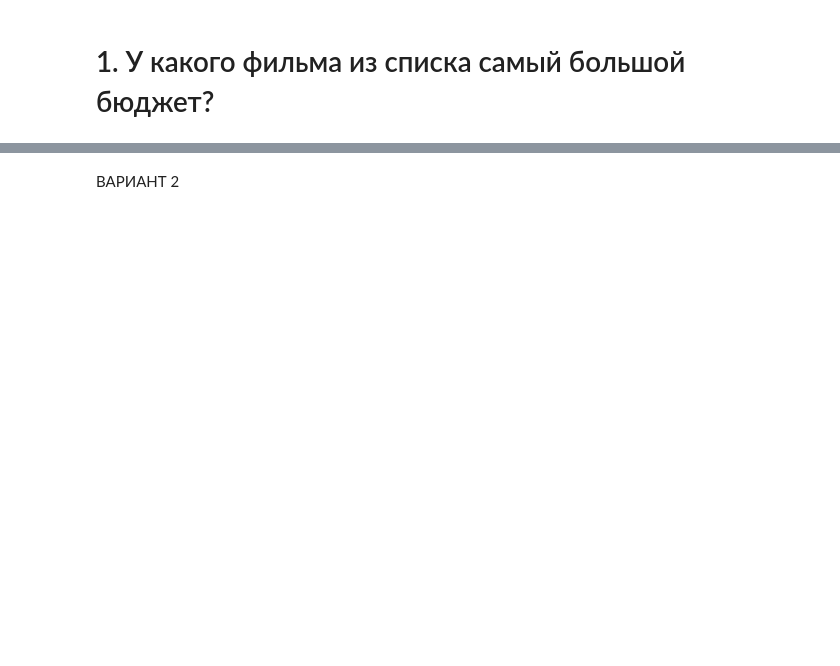
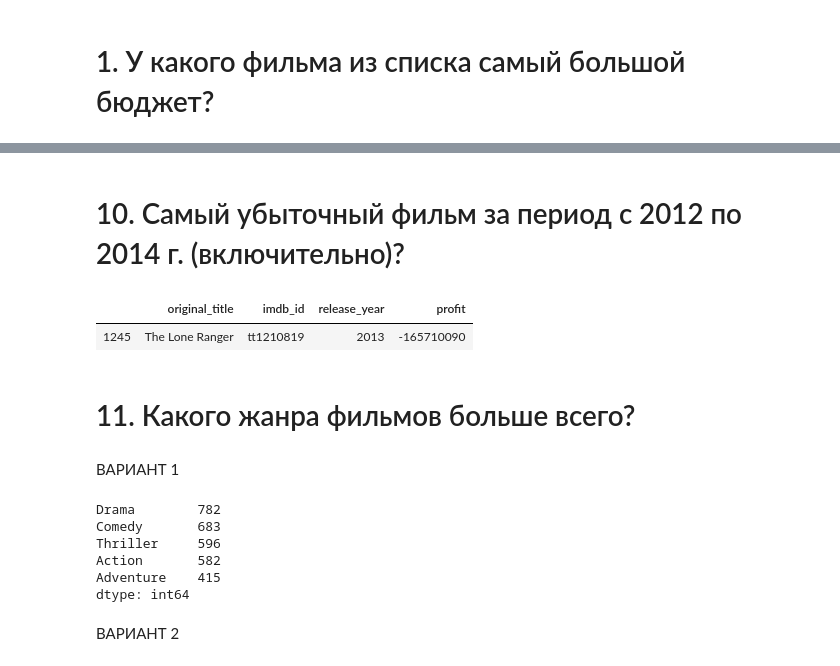
Before and after one commit to Ya-Andy/module_1, a Jupyter notebook: Movies_IMBD_v4.1_TEMPLATE.ipynb, the cells around one changed output, grey strips where cells are left out. Saved outputs shown, nothing was run; the diff lists cells and outputs as text; code cells hidden in the pictures; blank space fills up the shorter version.

```diff
--- a/Movies_IMBD_v4.1_TEMPLATE.ipynb
+++ b/Movies_IMBD_v4.1_TEMPLATE.ipynb
@@ -35,0 +150,9 @@ answers['1'] = '...'
+# %% [markdown]
+# 10. Самый убыточный фильм за период с 2012 по 2014 г. (включительно)?
+# %%
+worst = data[data.release_year.isin(range(2012, 2015))][
+    ['original_title', 'imdb_id', 'release_year', 'profit']]
+worst[worst.profit == min(worst.profit)]
+# %% [output]
+|  | original_title | imdb_id | release_year | profit |
+| 1245 | The Lone Ranger | tt1210819 | 2013 | -165710090 |
@@ -36,2 +161,16 @@ answers['1'] = '...'
+# %% [markdown]
+# 11. Какого жанра фильмов больше всего?
+# %% [markdown]
+ВАРИАНТ 1
+# %%
+data = data_ini
+pd.Series(data.genres.str.cat(sep='|').split('|')).value_counts().head()
+# %% [output]
+Drama        782
+Comedy       683
+Thriller     596
+Action       582
+Adventure    415
+dtype: int64
 # %% [markdown]
 ВАРИАНТ 2
```
Also changed, not shown: parts of 100 cells of this notebook.
